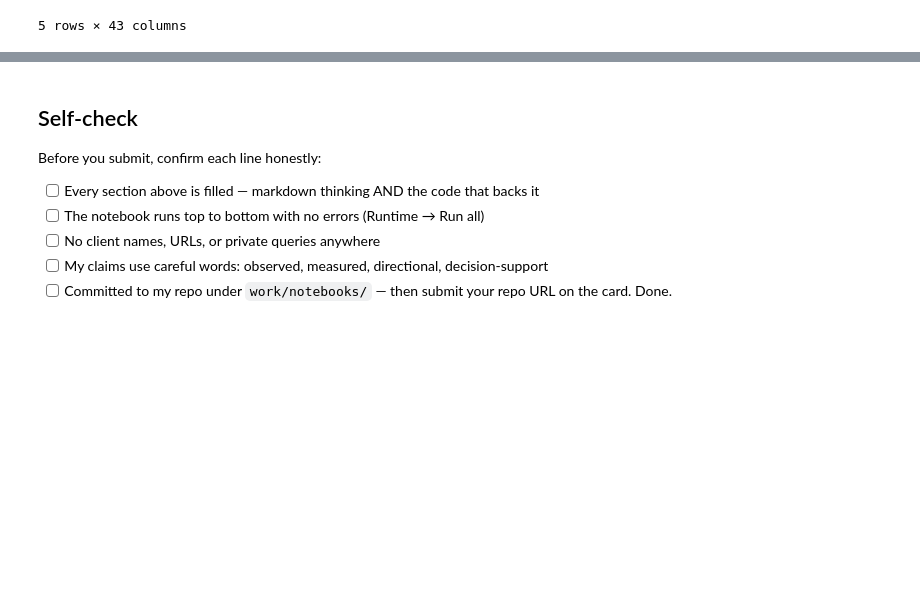
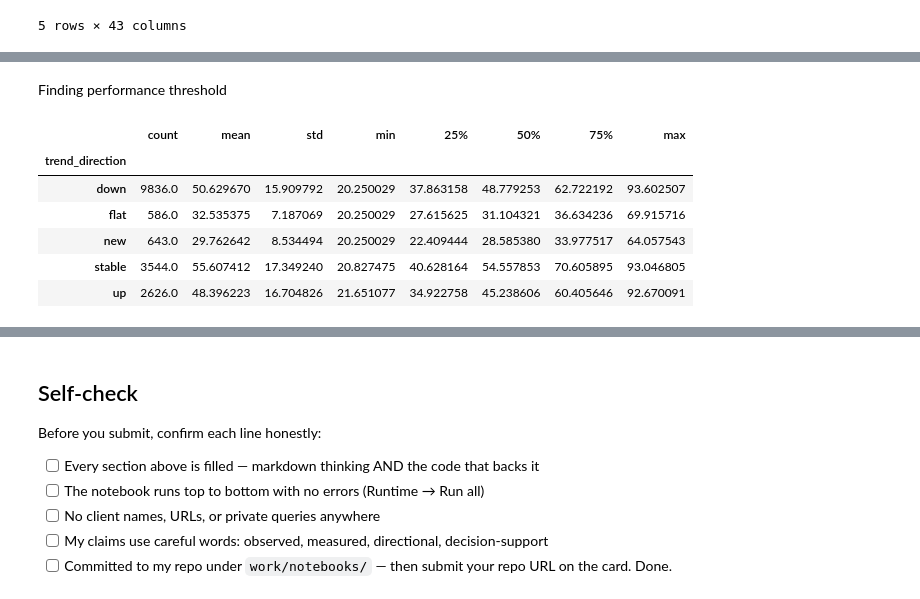
Before and after one commit to Maryam-Shile/flyrank_ml_internship, a Jupyter notebook: work/notebooks/w01_research_question.ipynb, the cells around one changed output, grey strips where cells are left out. Drawn from its saved outputs; the diff is of its cells as text; code cells hidden in the pictures; blank space fills up the shorter version.

```diff
--- a/work/notebooks/w01_research_question.ipynb
+++ b/work/notebooks/w01_research_question.ipynb
@@ -510,0 +480,12 @@ dtype: float64
+# %% [markdown]
+Finding performance threshold
+# %%
+final_data.groupby('trend_direction')['performance_score'].describe()
+# %% [output]
+|  | count | mean | std | min | 25% | 50% | 75% | max |
+| trend_direction |  |  |  |  |  |  |  |  |
+| down | 9836.0 | 50.629670 | 15.909792 | 20.250029 | 37.863158 | 48.779253 | 62.722192 | 93.602507 |
+| flat | 586.0 | 32.535375 | 7.187069 | 20.250029 | 27.615625 | 31.104321 | 36.634236 | 69.915716 |
+| new | 643.0 | 29.762642 | 8.534494 | 20.250029 | 22.409444 | 28.585380 | 33.977517 | 64.057543 |
+| stable | 3544.0 | 55.607412 | 17.349240 | 20.827475 | 40.628164 | 54.557853 | 70.605895 | 93.046805 |
+| up | 2626.0 | 48.396223 | 16.704826 | 21.651077 | 34.922758 | 45.238606 | 60.405646 | 92.670091 |
```
Also changed, not shown: parts of 28 cells of this notebook.
